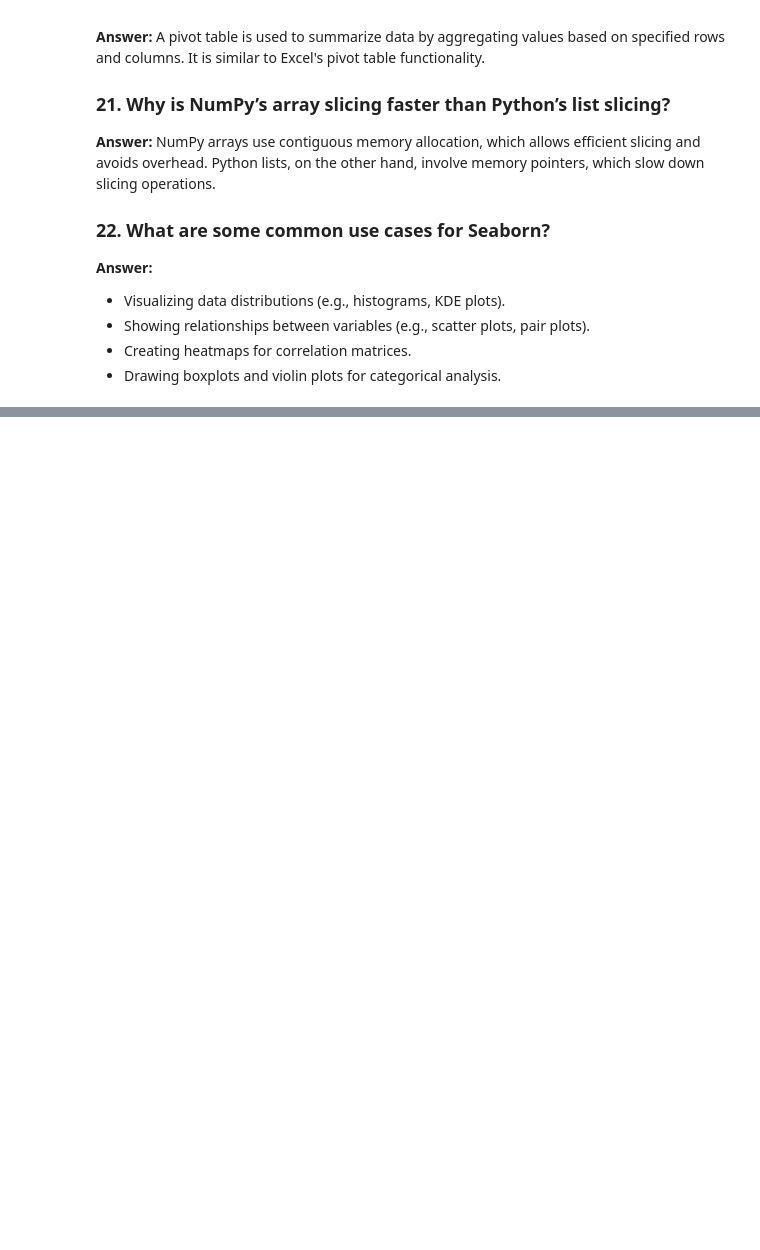
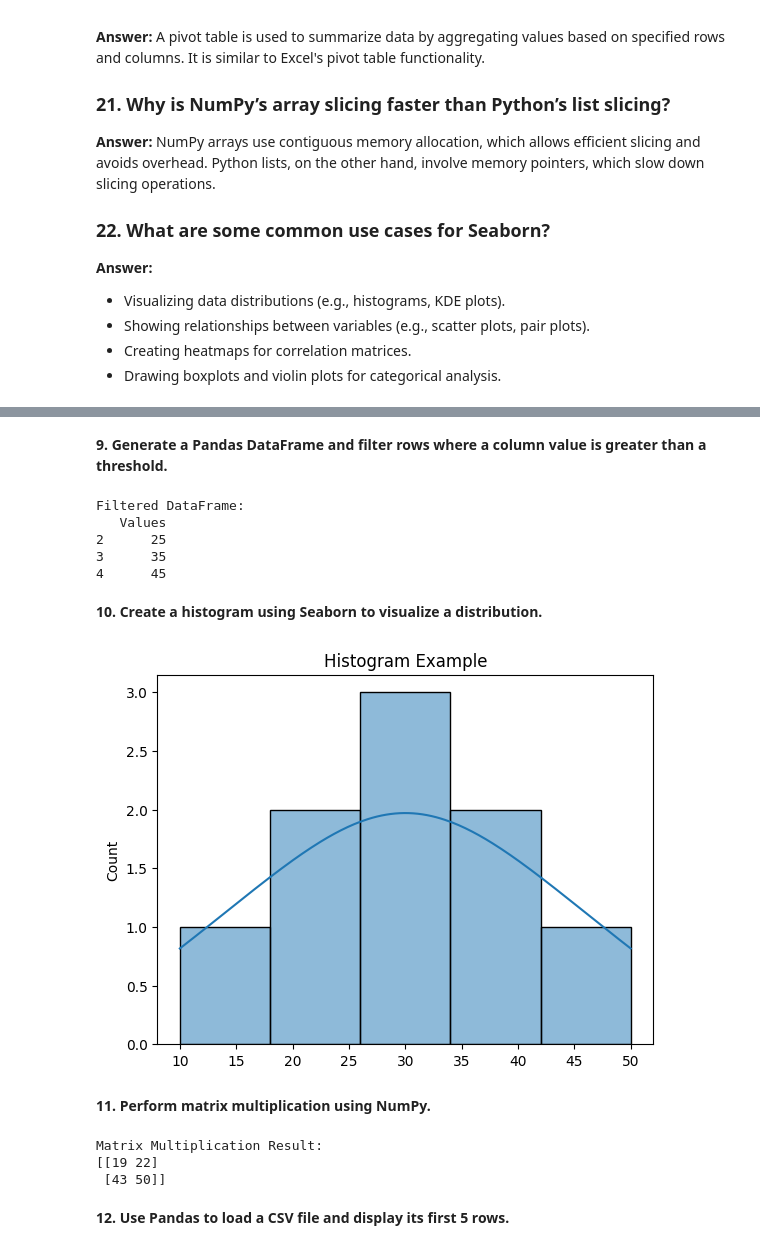
Before and after one commit to shubhamvermapersonal/da_module_questions, a Jupyter notebook: Data_Toolkit.ipynb, the cells around one changed output, grey strips where cells are left out. Saved outputs shown, nothing was run; the diff lists cells and outputs as text; code cells hidden in the pictures; blank space fills up the shorter version.

```diff
--- a/Data_Toolkit.ipynb
+++ b/Data_Toolkit.ipynb
@@ -131,0 +280,55 @@
+# %% [markdown]
+**9. Generate a Pandas DataFrame and filter rows where a column value is greater than a threshold.**
+# %%
+import pandas as pd
+
+# Create a sample DataFrame
+data = {'Values': [5, 15, 25, 35, 45]}
+df = pd.DataFrame(data)
+
+# Filter rows where 'Values' > 20
+filtered_df = df[df['Values'] > 20]
+
+print("Filtered DataFrame:")
+print(filtered_df)
+# %% [output]
+Filtered DataFrame:
+   Values
+2      25
+3      35
+4      45
+# %% [markdown]
+**10. Create a histogram using Seaborn to visualize a distribution.**
+# %%
+import seaborn as sns
+import matplotlib.pyplot as plt
+
+# Sample data
+data = [10, 20, 20, 30, 30, 30, 40, 40, 50]
+
+# Create a histogram
+sns.histplot(data, bins=5, kde=True)
+plt.title('Histogram Example')
+plt.show()
+# %% [output]
+[figure, added]
+# %% [markdown]
+**11. Perform matrix multiplication using NumPy.**
+# %%
+import numpy as np
+
+# Define two matrices
+matrix1 = np.array([[1, 2], [3, 4]])
+matrix2 = np.array([[5, 6], [7, 8]])
+
+# Perform matrix multiplication
+result = np.dot(matrix1, matrix2)
+
+print("Matrix Multiplication Result:")
+print(result)
+# %% [output]
+Matrix Multiplication Result:
+[[19 22]
+ [43 50]]
+# %% [markdown]
+**12. Use Pandas to load a CSV file and display its first 5 rows.**
```
Also changed, not shown: parts of 21 cells of this notebook.
